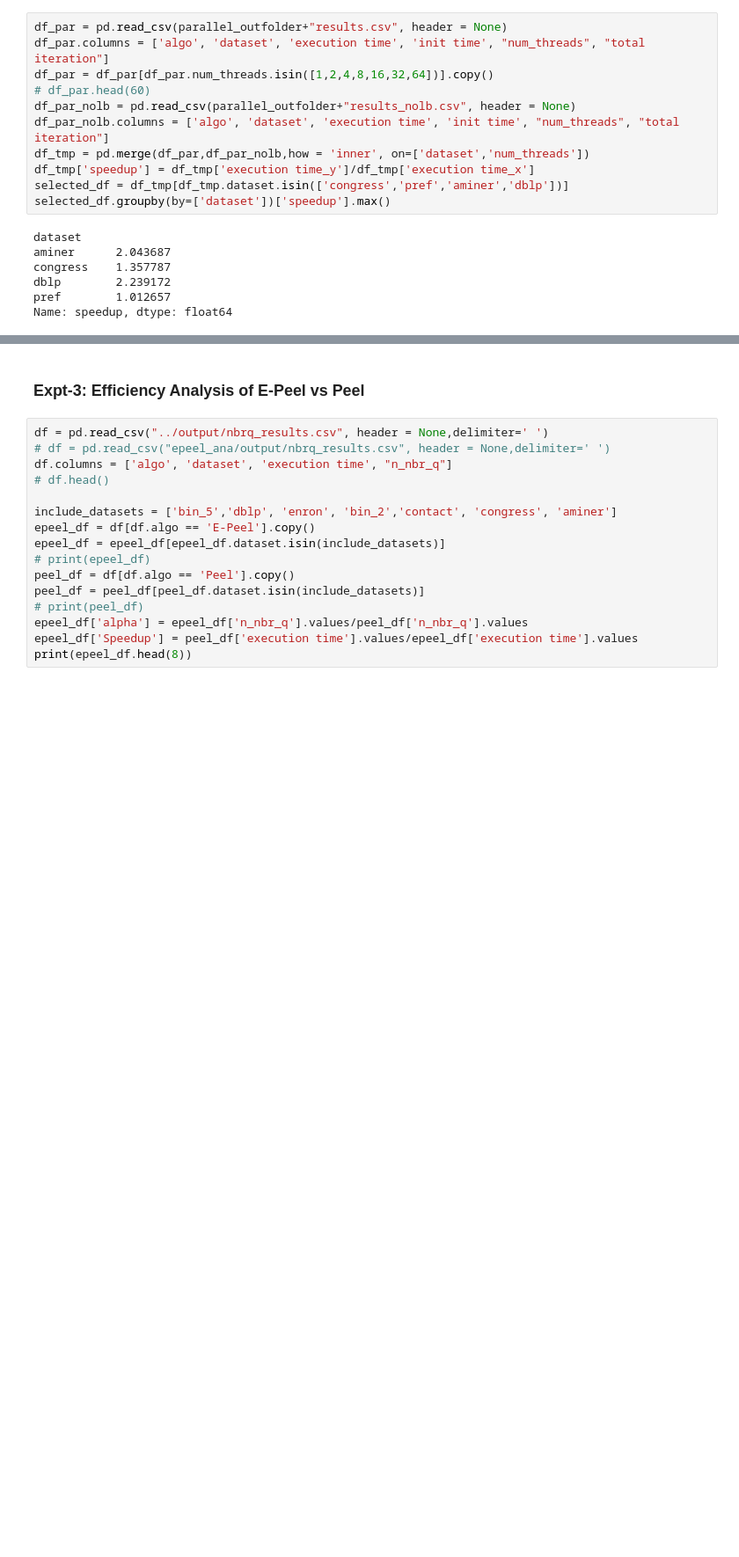
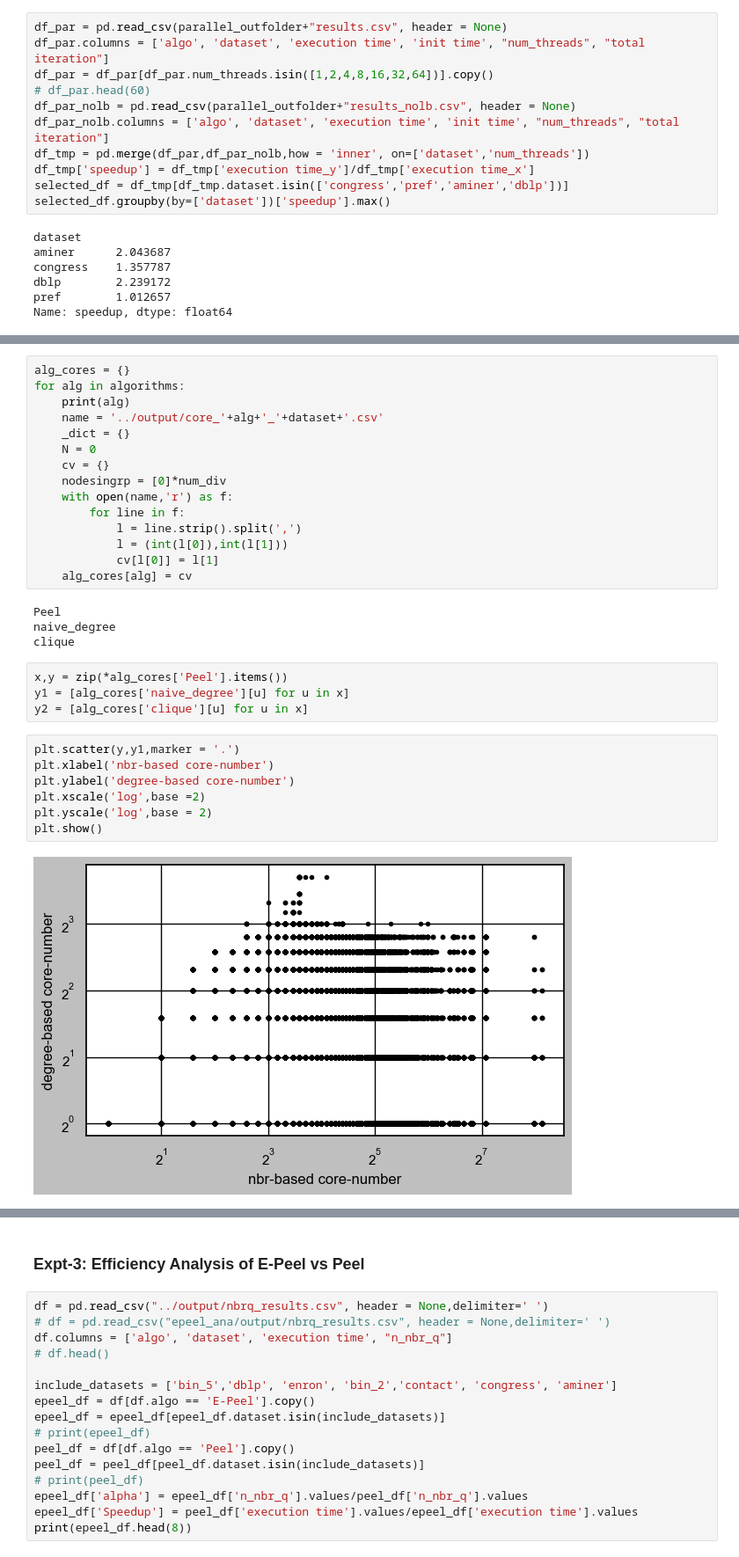
Before and after one commit to toggled/vldbsubmission, a Jupyter notebook: notebooks/plots(woInit).ipynb, the cells around one changed output, grey strips where cells are left out. Shown at 88% size. Drawn from its saved outputs; the diff is of its cells as text; blank space fills up the shorter version.

```diff
--- a/notebooks/plots(woInit).ipynb
+++ b/notebooks/plots(woInit).ipynb
@@ -1629,0 +1748,32 @@ Efficiency of (k,d)-core
+# %%
+alg_cores = {}
+for alg in algorithms:
+    print(alg)
+    name = '../output/core_'+alg+'_'+dataset+'.csv'
+    _dict = {}
+    N = 0
+    cv = {}
+    nodesingrp = [0]*num_div
+    with open(name,'r') as f:
+        for line in f:
+            l = line.strip().split(',')
+            l = (int(l[0]),int(l[1]))
+            cv[l[0]] = l[1]
+    alg_cores[alg] = cv
+# %% [output]
+Peel
+naive_degree
+clique
+# %%
+x,y = zip(*alg_cores['Peel'].items())
+y1 = [alg_cores['naive_degree'][u] for u in x]
+y2 = [alg_cores['clique'][u] for u in x]
+# %%
+plt.scatter(y,y1,marker = '.')
+plt.xlabel('nbr-based core-number')
+plt.ylabel('degree-based core-number')
+plt.xscale('log',base =2)
+plt.yscale('log',base = 2)
+plt.show()
+# %% [output]
+[figure, added]
```
Also changed, not shown: parts of 13 cells of this notebook, 10 other files.
